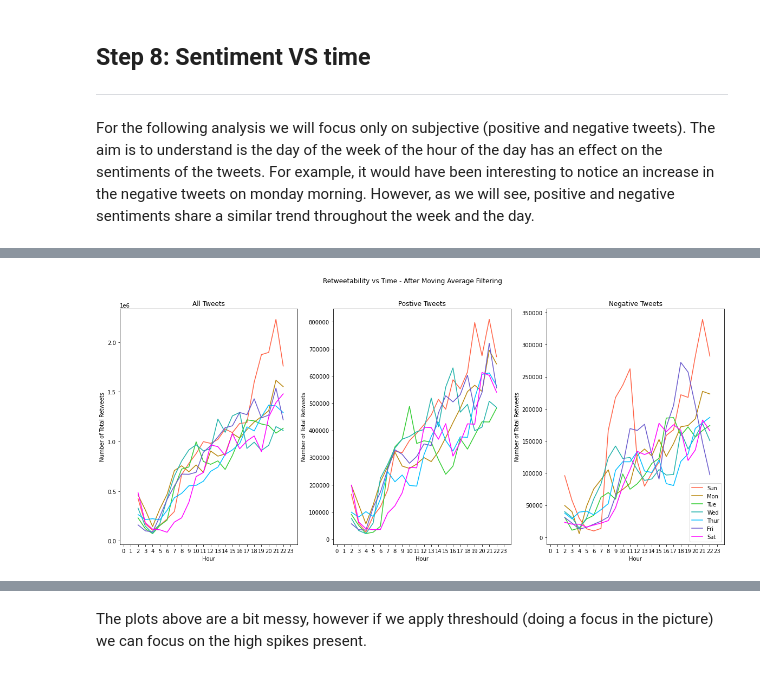
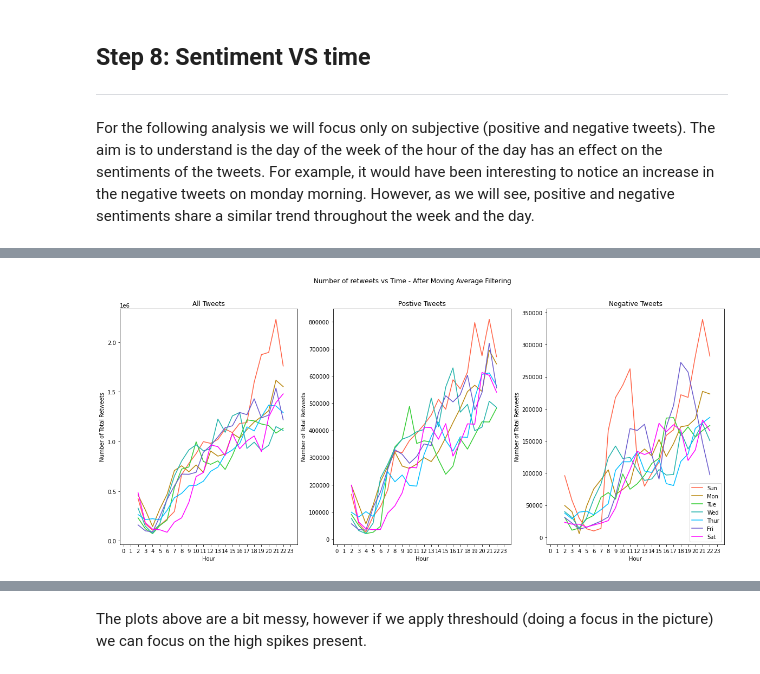
Before and after one commit to epfl-ada/ada-2020-project-milestone-p3-p3_musetti-adaletti, a Jupyter notebook: Creative_extension_analysis.ipynb, the cells around one changed output, grey strips where cells are left out. Saved outputs shown, nothing was run; the diff lists cells and outputs as text; code cells hidden in the pictures.

```diff
--- a/Creative_extension_analysis.ipynb
+++ b/Creative_extension_analysis.ipynb
@@ -763,0 +794,42 @@ We were also interested in understanding if the time of the day and the day of t
+# %%
+#creating dfs with percentage of tweets retweeted per hour
+perc_rt_per_h = perc_rt(retweeted_count_per_h, retweet_0_count_per_h)
+pos_perc_rt_per_h = perc_rt(pos_retweeted_count_per_h, pos_retweet_0_count_per_h)
+neg_perc_rt_per_h = perc_rt(neg_retweeted_count_per_h, neg_retweet_0_count_per_h)
+# %%
+plt.figure(figsize=(20,8))
+plt.suptitle('Retweetability vs Time')
+
+plt.subplot(1, 3, 1)
+plt.xlim(-0.5, 24)
+plt.xticks(np.arange(0, 24, step=1))
+plt.xlabel('Hour',fontsize=16)
+plt.ylabel('Tweets retweeted (%)',fontsize=16)
+plt.title('All Tweets', fontsize=18)
+
+
+for i in range(7):
+    plt.plot(perc_rt_per_h.iloc[i],c=colors[i])
+
+plt.subplot(1, 3, 2)
+plt.xlim(-0.5, 24)
+plt.xticks(np.arange(0, 24, step=1))
+plt.xlabel('Hour',fontsize=16)
+plt.title('Postive Tweets,fontsize=18')
+
+
+for i in range(7):
+    plt.plot(pos_perc_rt_per_h.iloc[i],c=colors[i])
+
+plt.subplot(1, 3, 3)
+plt.xlim(-0.5, 24)
+plt.xticks(np.arange(0, 24, step=1))
+plt.xlabel('Hour',fontsize=16)
+plt.title('Negative Tweets',fontsize=18)
+
+
+for i in range(7):
+    plt.plot(neg_perc_rt_per_h.iloc[i],c=colors[i])
+    plt.legend(new_index, loc='lower right')
+
+plt.show()
@@ -792,7 +866,7 @@ neg_retweet_per_h_mean = np.transpose(neg_retweet_per_h_mean)
 # showing the plot  with moving average
 
 plt.figure(figsize=(20,8))
-plt.suptitle('Retweetability vs Time - After Moving Average Filtering')
+plt.suptitle('Number of retweets vs Time - After Moving Average Filtering')
 
 plt.subplot(1, 3, 1)
 plt.xlim(-0.5, 24)
@@ -803,34 +877,34 @@ plt.title('All Tweets')
 
 
 for i in range(7):
     plt.plot(retweet_per_h_mean.iloc[i],c=colors[i])
 
 plt.subplot(1, 3, 2)
 plt.xlim(-0.5, 24)
 plt.xticks(np.arange(0, 24, step=1))
 plt.xlabel('Hour')
 plt.ylabel('Number of Total Retweets')
 plt.title('Postive Tweets')
 
 
 for i in range(7):
     plt.plot(pos_retweet_per_h_mean.iloc[i],c=colors[i])
 
 plt.subplot(1, 3, 3)
 plt.xlim(-0.5, 24)
 plt.xticks(np.arange(0, 24, step=1))
 plt.xlabel('Hour')
 plt.ylabel('Number of Total Retweets')
 plt.title('Negative Tweets')
 
 
 for i in range(7):
     plt.plot(neg_retweet_per_h_mean.iloc[i],c=colors[i])
     plt.legend(new_index, loc='lower right')
 
 plt.show()
 # %% [output]
-[figure, old version]
+[figure, new version]
 # %%
 #####
 # # IN WHAT FOLLOW WE DECIDED TO DO KINDA OF A NORMALIZATION. IF YOU THINK YOU CAN MAKE IT BETTER PLEASE MODIFY IT <3<3<3
```
Also changed, not shown: parts of 80 cells of this notebook.
